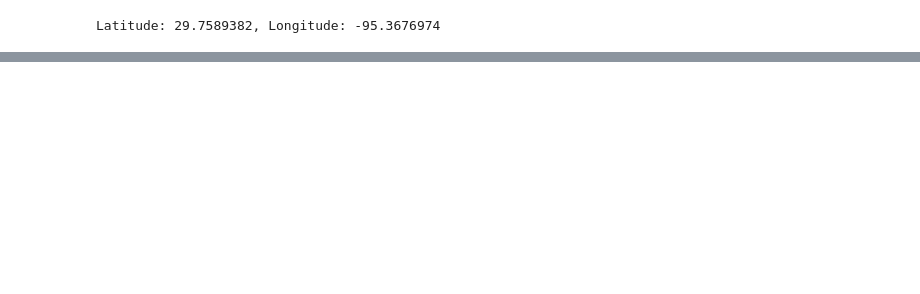
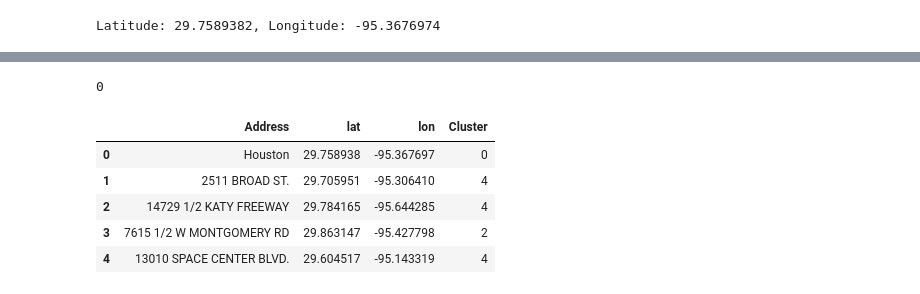
Before and after one commit to hyndavi1234/CS418-Project, a Jupyter notebook: Extract Geolocations.ipynb, the cells around one changed output, grey strips where cells are left out. Saved outputs shown, nothing was run; the diff lists cells and outputs as text; code cells hidden in the pictures; blank space fills up the shorter version.

```diff
--- a/Extract Geolocations.ipynb
+++ b/Extract Geolocations.ipynb
@@ -57,0 +91,17 @@ pickle.dump(locations,open("locations.pkl","wb"))
+# %%
+random.randint(0,4)
+# %% [output]
+0
+# %%
+data = []
+for k in locations.keys():
+    data.append([k,float(locations[k][0]),float(locations[k][1]),random.randint(0,4)])
+df = pd.DataFrame(data,columns=["Address","lat","lon","Cluster"])
+df.head()
+# %% [output]
+|  | Address | lat | lon | Cluster |
+| 0 | Houston | 29.758938 | -95.367697 | 0 |
+| 1 | 2511 BROAD ST. | 29.705951 | -95.306410 | 4 |
+| 2 | 14729 1/2 KATY FREEWAY | 29.784165 | -95.644285 | 4 |
+| 3 | 7615 1/2 W MONTGOMERY RD | 29.863147 | -95.427798 | 2 |
+| 4 | 13010 SPACE CENTER BLVD. | 29.604517 | -95.143319 | 4 |
```
Also changed, not shown: parts of 7 cells of this notebook.
